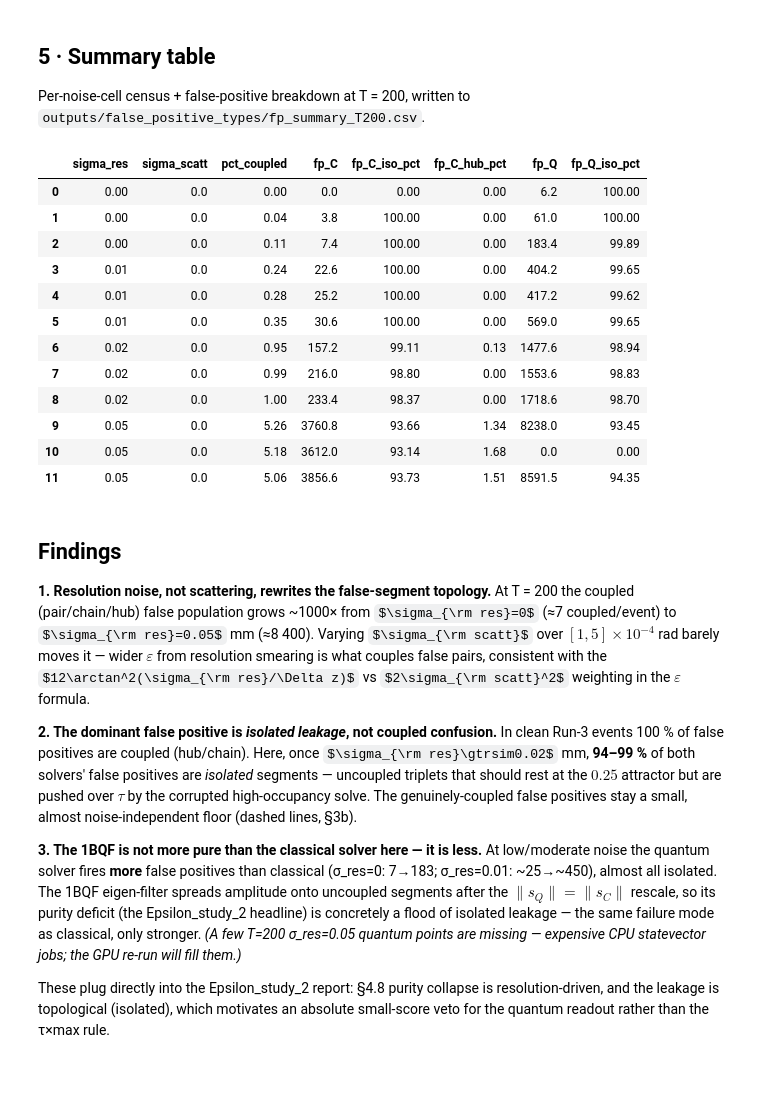
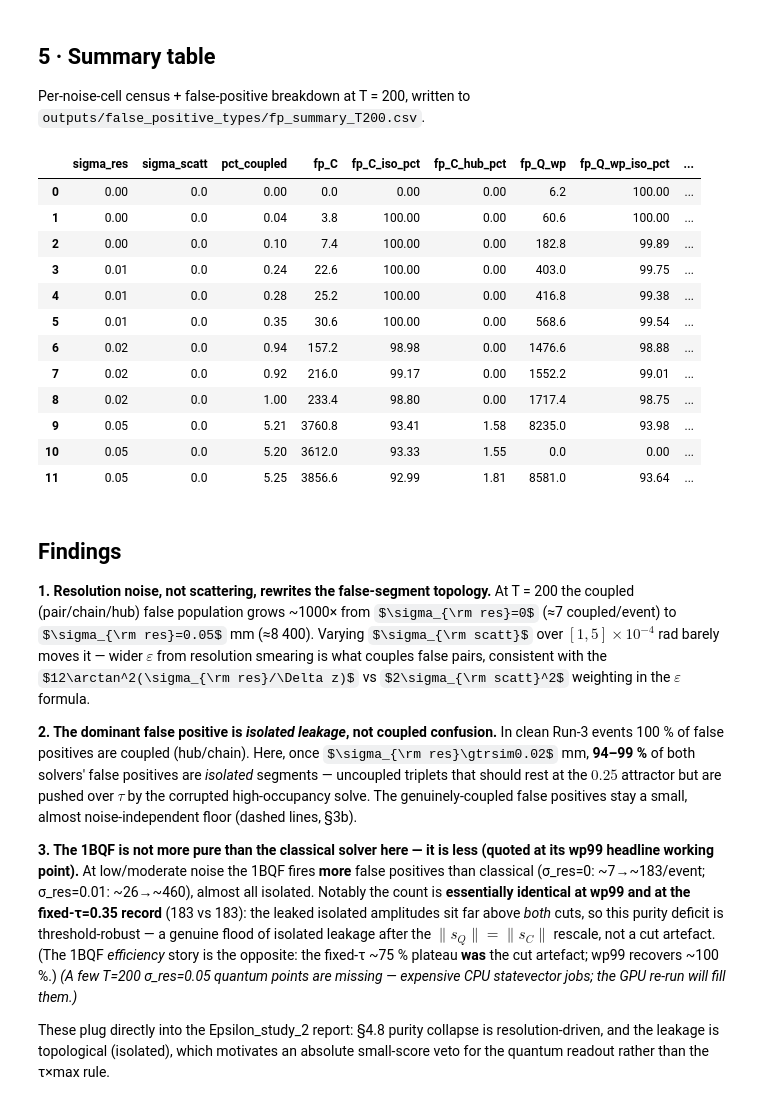
Before and after one commit to GeorgeWilliam1999/Quantum_Track_Reconstruction, a Jupyter notebook: Toy_Characterisation/Epsilon_study_2/false_positive_types.ipynb, the cells around one changed output. Cells and saved outputs as stored; diff of their text form; code cells hidden in the pictures; some formulas as TeX source; blank space fills up the shorter version.

```diff
--- a/Toy_Characterisation/Epsilon_study_2/false_positive_types.ipynb
+++ b/Toy_Characterisation/Epsilon_study_2/false_positive_types.ipynb
@@ -37,8 +37,10 @@ print('cells:', df.groupby(['sigma_res','sigma_scatt']).ngroups,
       '| sigma_res:', SR, '| sigma_scatt:', SS)
 
 # mean over reps -> one row per (sigma_res, sigma_scatt, n_trk, type)
+# act_Q_wp = 1BQF activation at its per-solve wp99 HEADLINE working point
+# (efficiency-first; wp99 log 2026-06-14); act_Q = fixed-tau=0.35 record.
 agg = (df.groupby(['sigma_res','sigma_scatt','n_trk','type'], as_index=False)
-         [['count','act_C','act_Q']].mean())
+         [['count','act_C','act_Q','act_Q_wp']].mean())
 
 print('loaded', len(df), 'rows')
 # %% [output]
@@ -114,11 +119,11 @@ def grid_rate(solver):
                     g[a,b] = 100*act/c if c>0 else np.nan
         out[t] = g
     return out
-rates = {'classical':grid_rate('act_C'), 'quantum':grid_rate('act_Q')}
+rates = {'classical (τ=0.35)':grid_rate('act_C'), '1BQF (wp99)':grid_rate('act_Q_wp')}
 
 fig, axes = plt.subplots(2, 4, figsize=(17, 7.5))
 vmax = np.nanmax([np.nanmax(rates[s][t]) for s in rates for t in FALSE_TYPES])
-for r,solver in enumerate(['classical','quantum']):
+for r,solver in enumerate(rates):
     for c,t in enumerate(FALSE_TYPES):
         ax = axes[r,c]; G = rates[solver][t]
         im = ax.imshow(G, origin='lower', aspect='auto', cmap='magma', vmin=0, vmax=vmax)
@@ -165,7 +170,7 @@ def fp_comp(solver):
     return np.array(iso_frac), cells_lbl
 
 fig, ax = plt.subplots(1, 2, figsize=(15,5))
-for solver,axi,name in [('act_C',ax[0],'CLASSICAL'),('act_Q',ax[1],'QUANTUM 1BQF')]:
+for solver,axi,name in [('act_C',ax[0],'CLASSICAL (τ=0.35)'),('act_Q_wp',ax[1],'QUANTUM 1BQF (wp99)')]:
     iso,_ = fp_comp(solver)
     G = iso.reshape(len(SR),len(SS))
     im = axi.imshow(G, origin='lower', aspect='auto', cmap='cividis', vmin=0, vmax=np.nanmax(np.nan_to_num(iso)))
@@ -260,34 +265,36 @@ Per-noise-cell census + false-positive breakdown at T = 200, written to
 # %%
 T = 200; sub = agg[agg['n_trk']==T]; rows=[]
 for sr in SR:
     for ss in SS:
         s = sub[(sub['sigma_res']==sr)&(sub['sigma_scatt']==ss)]
         cnt = {t: float(s[s['type']==t]['count'].sum()) for t in FALSE_TYPES}
         aC  = {t: float(s[s['type']==t]['act_C'].sum()) for t in FALSE_TYPES}
-        aQ  = {t: float(s[s['type']==t]['act_Q'].sum()) for t in FALSE_TYPES}
-        tot=sum(cnt.values()) or 1; fpC=sum(aC.values()); fpQ=sum(aQ.values())
+        aQ  = {t: float(s[s['type']==t]['act_Q_wp'].sum()) for t in FALSE_TYPES}   # 1BQF wp99
+        aQf = {t: float(s[s['type']==t]['act_Q'].sum()) for t in FALSE_TYPES}      # fixed-tau record
+        tot=sum(cnt.values()) or 1; fpC=sum(aC.values()); fpQ=sum(aQ.values()); fpQf=sum(aQf.values())
         rows.append(dict(sigma_res=sr, sigma_scatt=ss,
             pct_coupled=100*(1-cnt['isolated']/tot),
             fp_C=fpC, fp_C_iso_pct=100*aC['isolated']/fpC if fpC else 0,
             fp_C_hub_pct=100*aC['hub']/fpC if fpC else 0,
-            fp_Q=fpQ, fp_Q_iso_pct=100*aQ['isolated']/fpQ if fpQ else 0))
+            fp_Q_wp=fpQ, fp_Q_wp_iso_pct=100*aQ['isolated']/fpQ if fpQ else 0,
+            fp_Q_fixedtau=fpQf))
 summ = pd.DataFrame(rows).round(2)
 summ.to_csv(HERE/'outputs'/'false_positive_types'/'fp_summary_T200.csv', index=False)
 import IPython.display as d; d.display(summ)
 # %% [output]
-|  | sigma_res | sigma_scatt | pct_coupled | fp_C | fp_C_iso_pct | fp_C_hub_pct | fp_Q | fp_Q_iso_pct |
-| 0 | 0.00 | 0.0 | 0.00 | 0.0 | 0.00 | 0.00 | 6.2 | 100.00 |
-| 1 | 0.00 | 0.0 | 0.04 | 3.8 | 100.00 | 0.00 | 61.0 | 100.00 |
-| 2 | 0.00 | 0.0 | 0.11 | 7.4 | 100.00 | 0.00 | 183.4 | 99.89 |
-| 3 | 0.01 | 0.0 | 0.24 | 22.6 | 100.00 | 0.00 | 404.2 | 99.65 |
-| 4 | 0.01 | 0.0 | 0.28 | 25.2 | 100.00 | 0.00 | 417.2 | 99.62 |
-| 5 | 0.01 | 0.0 | 0.35 | 30.6 | 100.00 | 0.00 | 569.0 | 99.65 |
-| 6 | 0.02 | 0.0 | 0.95 | 157.2 | 99.11 | 0.13 | 1477.6 | 98.94 |
-| 7 | 0.02 | 0.0 | 0.99 | 216.0 | 98.80 | 0.00 | 1553.6 | 98.83 |
-| 8 | 0.02 | 0.0 | 1.00 | 233.4 | 98.37 | 0.00 | 1718.6 | 98.70 |
-| 9 | 0.05 | 0.0 | 5.26 | 3760.8 | 93.66 | 1.34 | 8238.0 | 93.45 |
-| 10 | 0.05 | 0.0 | 5.18 | 3612.0 | 93.14 | 1.68 | 0.0 | 0.00 |
-| 11 | 0.05 | 0.0 | 5.06 | 3856.6 | 93.73 | 1.51 | 8591.5 | 94.35 |
+|  | sigma_res | sigma_scatt | pct_coupled | fp_C | fp_C_iso_pct | fp_C_hub_pct | fp_Q_wp | fp_Q_wp_iso_pct | ... |
+| 0 | 0.00 | 0.0 | 0.00 | 0.0 | 0.00 | 0.00 | 6.2 | 100.00 | ... |
+| 1 | 0.00 | 0.0 | 0.04 | 3.8 | 100.00 | 0.00 | 60.6 | 100.00 | ... |
+| 2 | 0.00 | 0.0 | 0.10 | 7.4 | 100.00 | 0.00 | 182.8 | 99.89 | ... |
+| 3 | 0.01 | 0.0 | 0.24 | 22.6 | 100.00 | 0.00 | 403.0 | 99.75 | ... |
+| 4 | 0.01 | 0.0 | 0.28 | 25.2 | 100.00 | 0.00 | 416.8 | 99.38 | ... |
+| 5 | 0.01 | 0.0 | 0.35 | 30.6 | 100.00 | 0.00 | 568.6 | 99.54 | ... |
+| 6 | 0.02 | 0.0 | 0.94 | 157.2 | 98.98 | 0.00 | 1476.6 | 98.88 | ... |
+| 7 | 0.02 | 0.0 | 0.92 | 216.0 | 99.17 | 0.00 | 1552.2 | 99.01 | ... |
+| 8 | 0.02 | 0.0 | 1.00 | 233.4 | 98.80 | 0.00 | 1717.4 | 98.75 | ... |
+| 9 | 0.05 | 0.0 | 5.21 | 3760.8 | 93.41 | 1.58 | 8235.0 | 93.98 | ... |
+| 10 | 0.05 | 0.0 | 5.20 | 3612.0 | 93.33 | 1.55 | 0.0 | 0.00 | ... |
+| 11 | 0.05 | 0.0 | 5.25 | 3856.6 | 92.99 | 1.81 | 8581.0 | 93.64 | ... |
 # %% [markdown]
 ## Findings
 
@@ -306,13 +313,17 @@ $\sigma_{\rm res}\gtrsim0.02$ mm, **94–99 %** of both solvers' false positives
 are pushed over $\tau$ by the corrupted high-occupancy solve. The genuinely-coupled
 false positives stay a small, almost noise-independent floor (dashed lines, §3b).
 
-**3. The 1BQF is not more pure than the classical solver here — it is less.**
-At low/moderate noise the quantum solver fires **more** false positives than classical
-(σ_res=0: 7→183; σ_res=0.01: ~25→~450), almost all isolated. The 1BQF eigen-filter
-spreads amplitude onto uncoupled segments after the $\|s_Q\|=\|s_C\|$ rescale, so its
-purity deficit (the Epsilon_study_2 headline) is concretely a flood of isolated
-leakage — the same failure mode as classical, only stronger. *(A few T=200 σ_res=0.05
-quantum points are missing — expensive CPU statevector jobs; the GPU re-run will fill them.)*
+**3. The 1BQF is not more pure than the classical solver here — it is less
+(quoted at its wp99 headline working point).**
+At low/moderate noise the 1BQF fires **more** false positives than classical
+(σ_res=0: ~7→~183/event; σ_res=0.01: ~26→~460), almost all isolated. Notably the
+count is **essentially identical at wp99 and at the fixed-τ=0.35 record** (183 vs
+183): the leaked isolated amplitudes sit far above *both* cuts, so this purity
+deficit is threshold-robust — a genuine flood of isolated leakage after the
+$\|s_Q\|=\|s_C\|$ rescale, not a cut artefact. (The 1BQF *efficiency* story is the
+opposite: the fixed-τ ~75 % plateau **was** the cut artefact; wp99 recovers
+~100 %.) *(A few T=200 σ_res=0.05 quantum points are missing — expensive CPU
+statevector jobs; the GPU re-run will fill them.)*
 
 These plug directly into the Epsilon_study_2 report: §4.8 purity collapse is
 resolution-driven, and the leakage is topological (isolated), which motivates an
```
Also changed, not shown: parts of 4 cells of this notebook, 52 other files.
